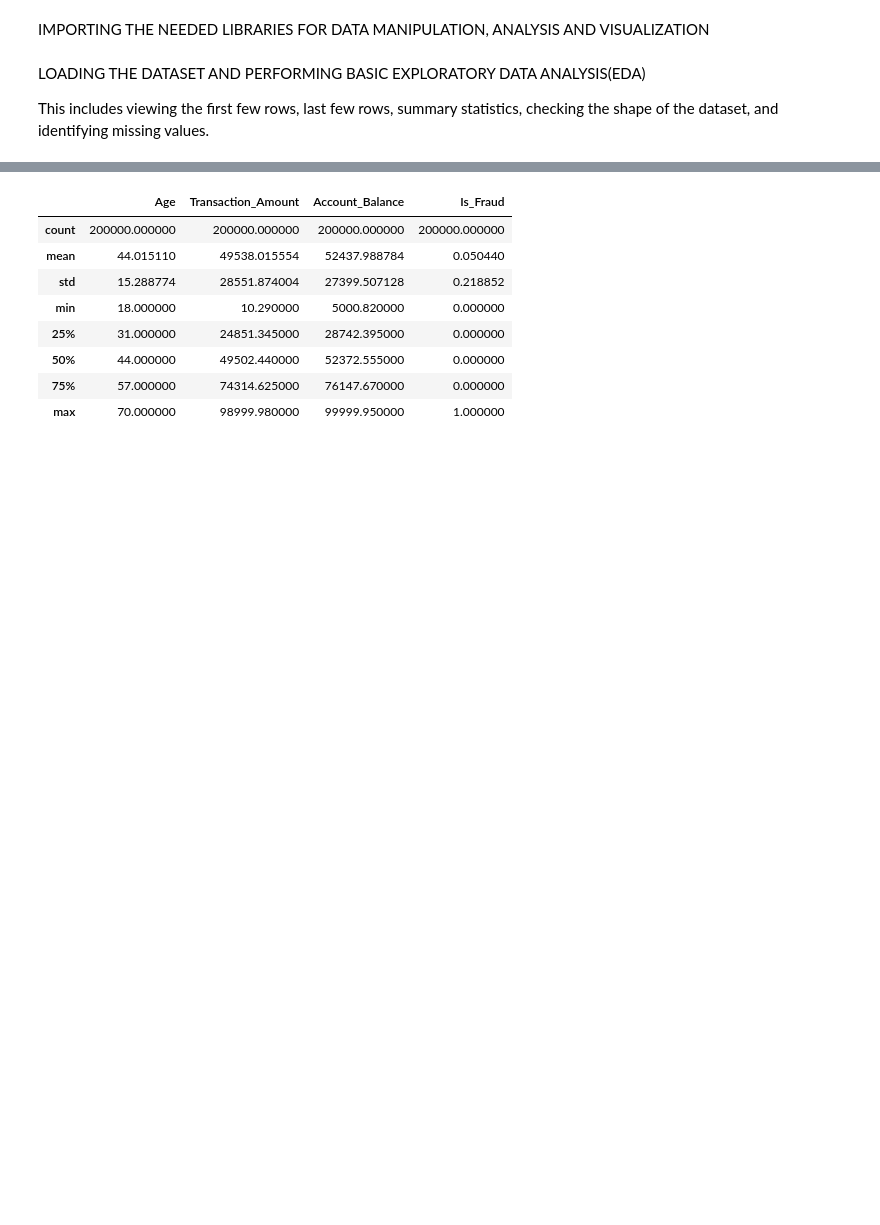
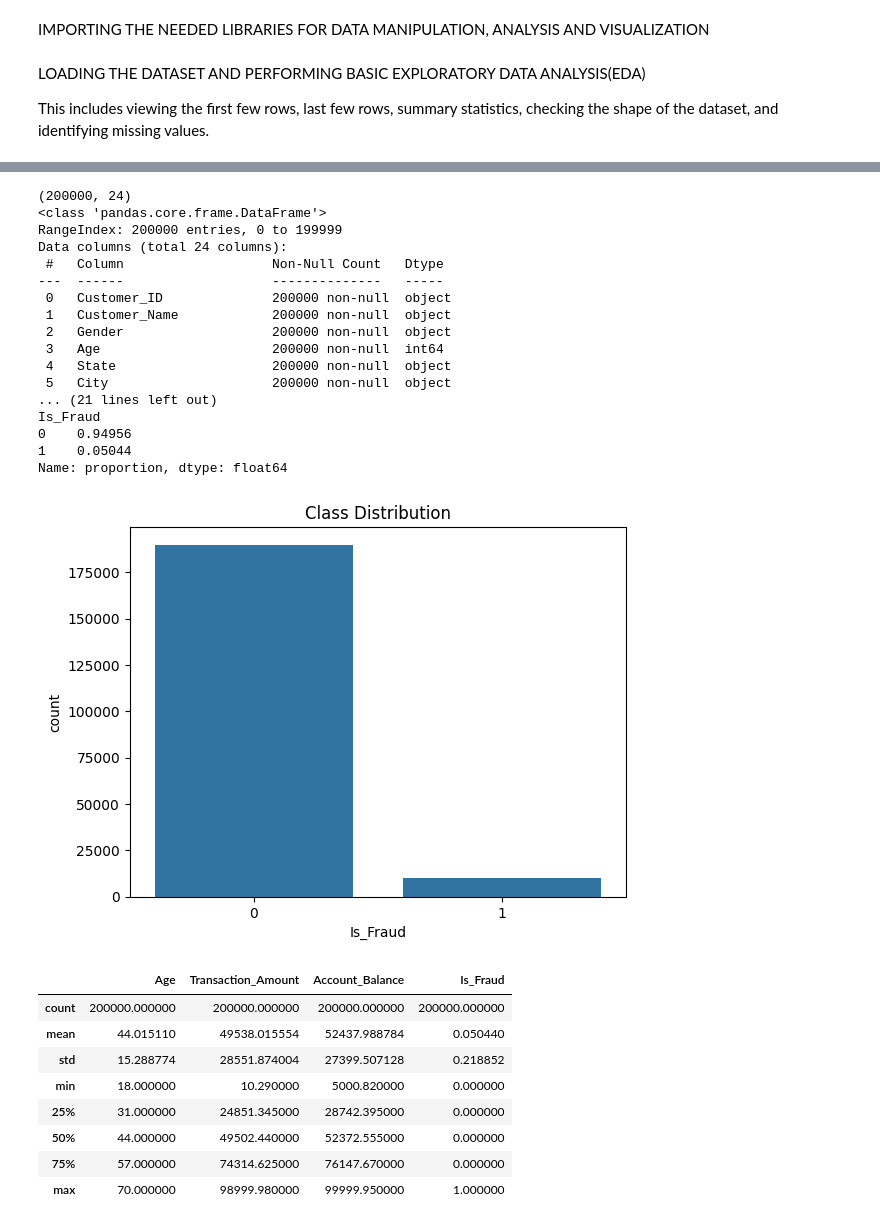
Before and after one commit to Nharnharqwaci/Foxtrot-2-Final-project-, a Jupyter notebook: Foxtrot_2_Final_project.ipynb, the cells around one changed output, grey strips where cells are left out. Cells and saved outputs as stored; diff of their text form; code cells hidden in the pictures; blank space fills up the shorter version.

```diff
--- a/Foxtrot_2_Final_project.ipynb
+++ b/Foxtrot_2_Final_project.ipynb
@@ -13,4 +22,5 @@ LOADING THE DATASET AND PERFORMING BASIC EXPLORATORY DATA ANALYSIS(EDA)
 This includes viewing the first few rows, last few rows, summary statistics,
 checking the shape of the dataset, and identifying missing values.
 # %%
-fraud_data = pd.read_csv('/content/Bank_Transaction_Fraud_Detection.csv')
+fraud_df = pd.read_csv('/content/Bank_Transaction_Fraud_Detection.csv')
+fraud_df
@@ -41 +41,30 @@ fraud_data.tail()
+# %%
+#Exploration of dataset
+print(fraud_df.shape)
+print(fraud_df.info())
+print(fraud_df['Is_Fraud'].value_counts(normalize=True))
+
+# Visualize class imbalance
+sns.countplot(x='Is_Fraud', data=fraud_df)
+plt.title("Class Distribution")
+plt.show()
+# %% [output]
+(200000, 24)
+<class 'pandas.core.frame.DataFrame'>
+RangeIndex: 200000 entries, 0 to 199999
+Data columns (total 24 columns):
+ #   Column                   Non-Null Count   Dtype
+---  ------                   --------------   -----
+ 0   Customer_ID              200000 non-null  object
+ 1   Customer_Name            200000 non-null  object
+ 2   Gender                   200000 non-null  object
+ 3   Age                      200000 non-null  int64
+ 4   State                    200000 non-null  object
+ 5   City                     200000 non-null  object
+... (21 lines left out)
+Is_Fraud
+0    0.94956
+1    0.05044
+Name: proportion, dtype: float64
+[figure, added]
 # %%
```
Also changed, not shown: parts of 76 cells of this notebook.
